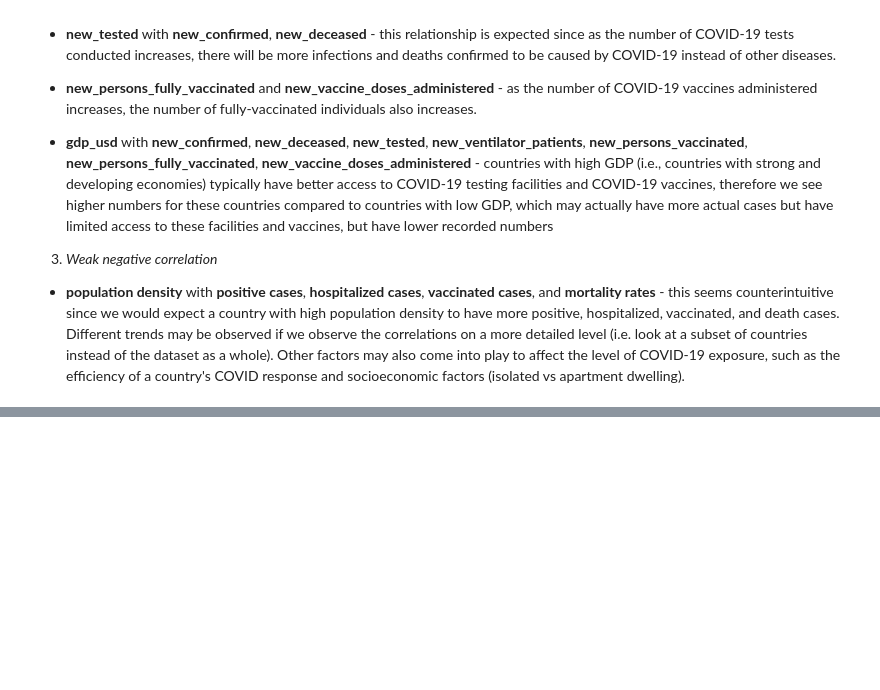
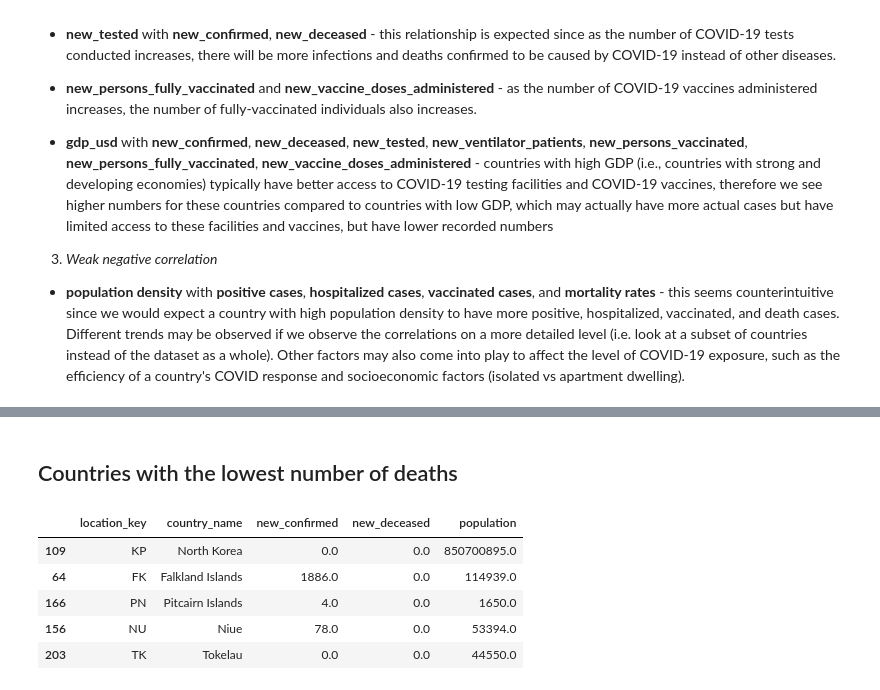
Before and after one commit to DenniseMc/cpsc_project, a Jupyter notebook: project_combine.ipynb, the cells around one changed output, grey strips where cells are left out. Cells and saved outputs as stored; diff of their text form; code cells hidden in the pictures; blank space fills up the shorter version.

```diff
--- a/project_combine.ipynb
+++ b/project_combine.ipynb
@@ -974,0 +1003,11 @@ Some notable observations from the above correlation heatmap:
+# %% [markdown]
+## <a id='lessdeceased'></a> Countries with the lowest number of deaths
+# %%
+complete_df.groupby(['location_key','country_name'])[['new_confirmed','new_deceased','population']].sum().reset_index().sort_values(by='new_deceased', ascending=True).head(5)
+# %% [output]
+|  | location_key | country_name | new_confirmed | new_deceased | population |
+| 109 | KP | North Korea | 0.0 | 0.0 | 850700895.0 |
+| 64 | FK | Falkland Islands | 1886.0 | 0.0 | 114939.0 |
+| 166 | PN | Pitcairn Islands | 4.0 | 0.0 | 1650.0 |
+| 156 | NU | Niue | 78.0 | 0.0 | 53394.0 |
+| 203 | TK | Tokelau | 0.0 | 0.0 | 44550.0 |
```
Also changed, not shown: parts of 8 cells of this notebook.
